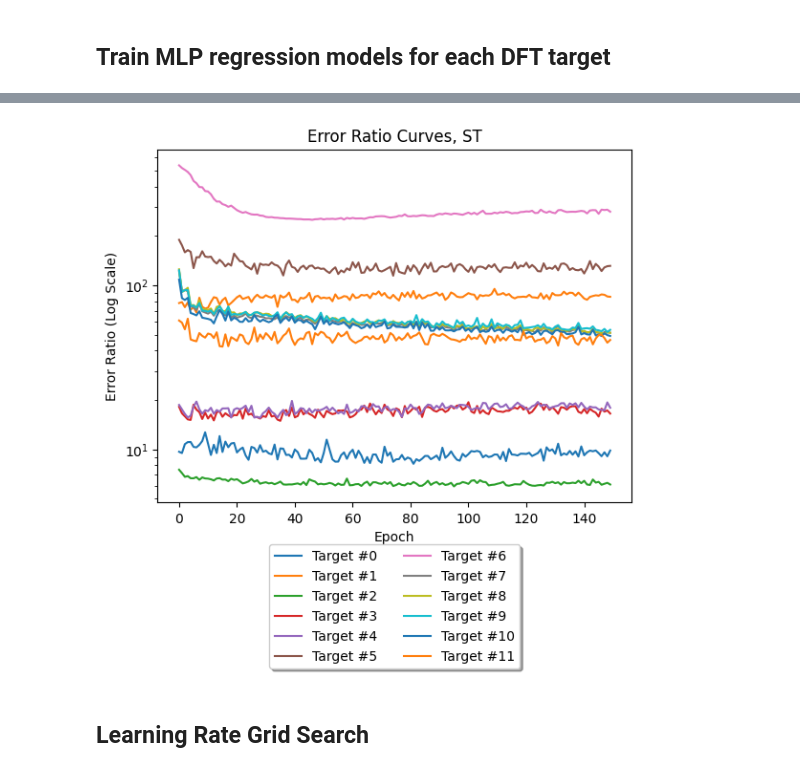
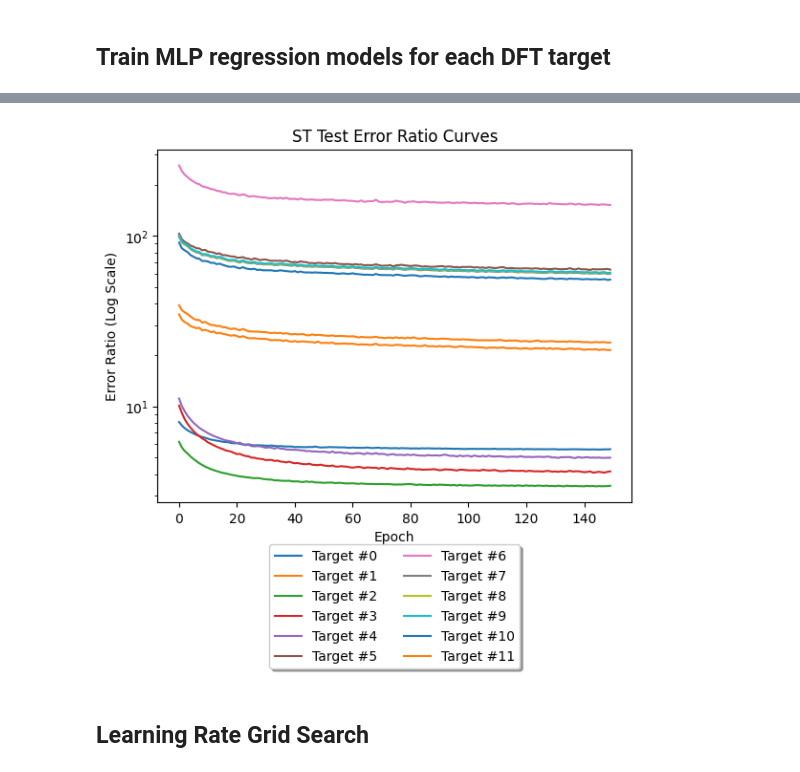
Before and after one commit to kmheckel/MPNN_QC, a Jupyter notebook: ST/st.ipynb, the cells around one changed output, grey strips where cells are left out. Saved outputs shown, nothing was run; the diff lists cells and outputs as text; code cells hidden in the pictures.

```diff
--- a/ST/st.ipynb
+++ b/ST/st.ipynb
@@ -838,0 +778,9 @@ err_curves[6] = error_ratios # lr 6.5e-6
+# %%
+err_curves = []
+for i in range(12):
+    _, QM9_metrics = train_QM9_predictor(QM9_net, QM9_params, eval_tgt_x=VAL_FPRINTS, eval_tgt_y=VAL_Y,
+                                         TARGET_LABEL=i, epochs=150, batch_size=256, schedule=2e-5)
+    train_loss, val_acc = QM9_metrics[:,0], QM9_metrics[:,1:]
+    error_ratios = val_acc / chemical_accuracy[i]
+    err_curves.append(error_ratios)
+    print("TARGET:",i,"Error Ratio:", error_ratios[-1])
@@ -838,0 +800,9 @@ err_curves[6] = error_ratios # lr 6.5e-6
+# %%
+err_curves = []
+for i in range(12):
+    _, QM9_metrics = train_QM9_predictor(QM9_net, QM9_params, eval_tgt_x=VAL_FPRINTS, eval_tgt_y=VAL_Y,
+                                         TARGET_LABEL=i, epochs=150, batch_size=256, schedule=3e-5)
+    train_loss, val_acc = QM9_metrics[:,0], QM9_metrics[:,1:]
+    error_ratios = val_acc / chemical_accuracy[i]
+    err_curves.append(error_ratios)
+    print("TARGET:",i,"Error Ratio:", error_ratios[-1])
@@ -838,0 +822,9 @@ err_curves[6] = error_ratios # lr 6.5e-6
+# %%
+err_curves = []
+for i in range(12):
+    _, QM9_metrics = train_QM9_predictor(QM9_net, QM9_params, eval_tgt_x=VAL_FPRINTS, eval_tgt_y=VAL_Y,
+                                         TARGET_LABEL=i, epochs=150, batch_size=256, schedule=3.5e-5)
+    train_loss, val_acc = QM9_metrics[:,0], QM9_metrics[:,1:]
+    error_ratios = val_acc / chemical_accuracy[i]
+    err_curves.append(error_ratios)
+    print("TARGET:",i,"Error Ratio:", error_ratios[-1])
@@ -838,0 +844,9 @@ err_curves[6] = error_ratios # lr 6.5e-6
+# %%
+err_curves = []
+for i in range(12):
+    _, QM9_metrics = train_QM9_predictor(QM9_net, QM9_params, eval_tgt_x=TEST_FPRINTS, eval_tgt_y=TEST_Y,
+                                         TARGET_LABEL=i, epochs=150, batch_size=256, schedule=3.5e-5)
+    train_loss, val_acc = QM9_metrics[:,0], QM9_metrics[:,1:]
+    error_ratios = val_acc / chemical_accuracy[i]
+    err_curves.append(error_ratios)
+    print("TARGET:",i,"Error Ratio:", error_ratios[-1])
@@ -839,14 +866,14 @@ err_curves[6] = error_ratios # lr 6.5e-6
 # %%
 for i, p in enumerate(err_curves):
     plt.plot(p, label="Target #"+str(i))
-plt.title("Error Ratio Curves, ST")
+plt.title("ST Test Error Ratio Curves")
 plt.xlabel("Epoch")
 plt.ylabel("Error Ratio (Log Scale)")
 plt.yscale('log')
 plt.legend(loc='upper center', bbox_to_anchor=(0.5, -0.1), shadow=True, ncol=2)
 plt.show()
 # %% [output]
-[figure, old version]
+[figure, new version]
 # %% [markdown]
 ## Learning Rate Grid Search
 # %%
```
Also changed, not shown: parts of 32 cells of this notebook, 5 other files.
